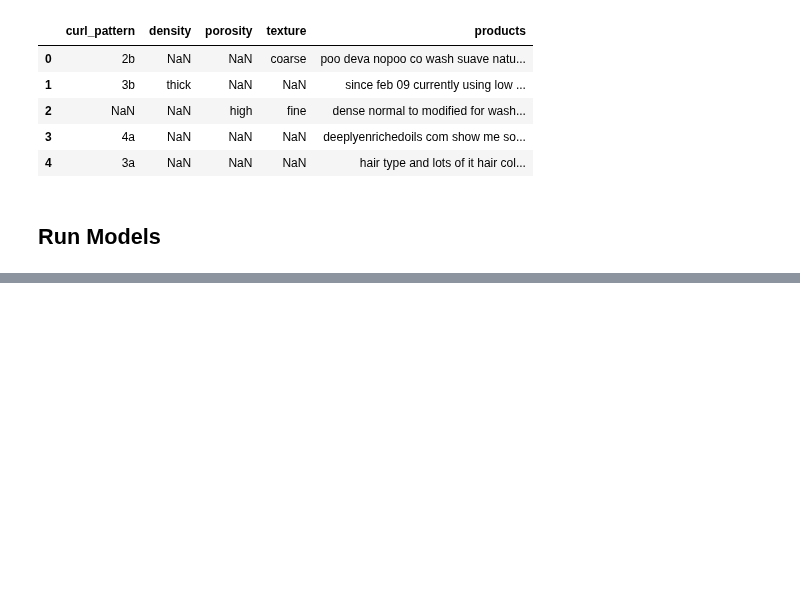
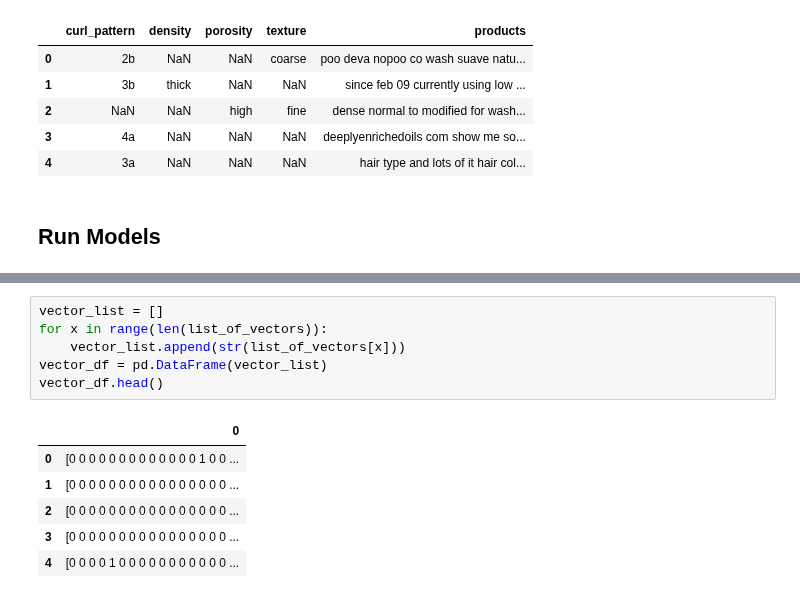
Before and after one commit to 99KHayes/products-for-curlies, a Jupyter notebook: notebooks/03_analysis/20190911-kph-models-on-cleaned-data.ipynb, the cells around one changed output, grey strips where cells are left out. Saved outputs shown, nothing was run; the diff lists cells and outputs as text; blank space fills up the shorter version.

```diff
--- a/notebooks/03_analysis/20190911-kph-models-on-cleaned-data.ipynb
+++ b/notebooks/03_analysis/20190911-kph-models-on-cleaned-data.ipynb
@@ -74,0 +163,13 @@ products_df.head()
+# %%
+vector_list = []
+for x in range(len(list_of_vectors)):
+    vector_list.append(str(list_of_vectors[x]))
+vector_df = pd.DataFrame(vector_list)
+vector_df.head()
+# %% [output]
+|  | 0 |
+| 0 | [0 0 0 0 0 0 0 0 0 0 0 0 0 1 0 0 ... |
+| 1 | [0 0 0 0 0 0 0 0 0 0 0 0 0 0 0 0 ... |
+| 2 | [0 0 0 0 0 0 0 0 0 0 0 0 0 0 0 0 ... |
+| 3 | [0 0 0 0 0 0 0 0 0 0 0 0 0 0 0 0 ... |
+| 4 | [0 0 0 0 1 0 0 0 0 0 0 0 0 0 0 0 ... |
```
Also changed, not shown: parts of 8 cells of this notebook, 1 other file.
